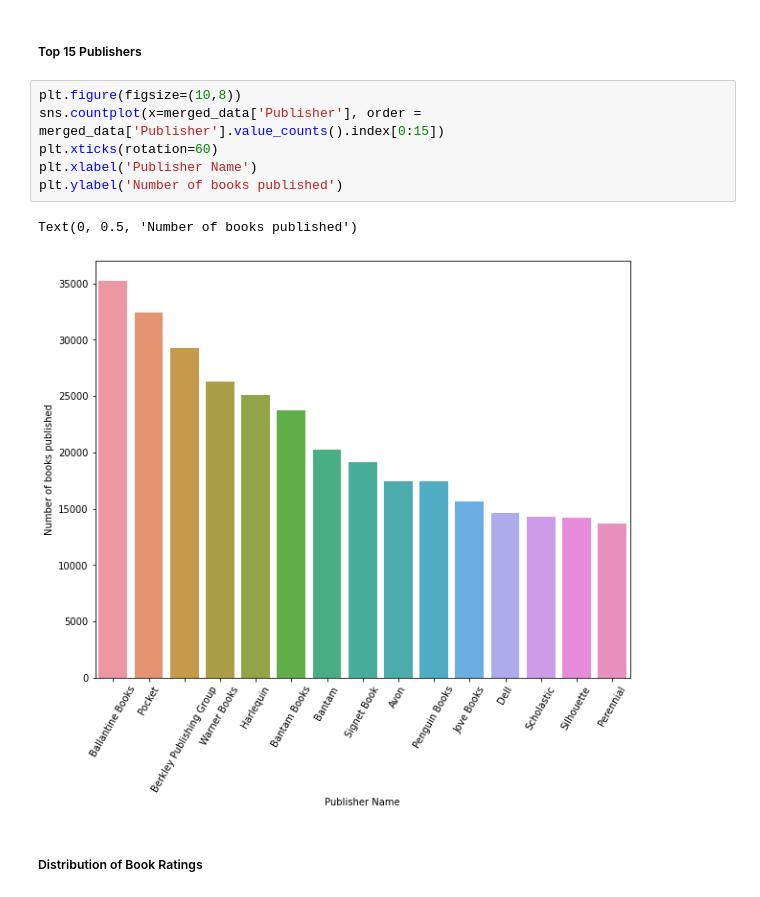
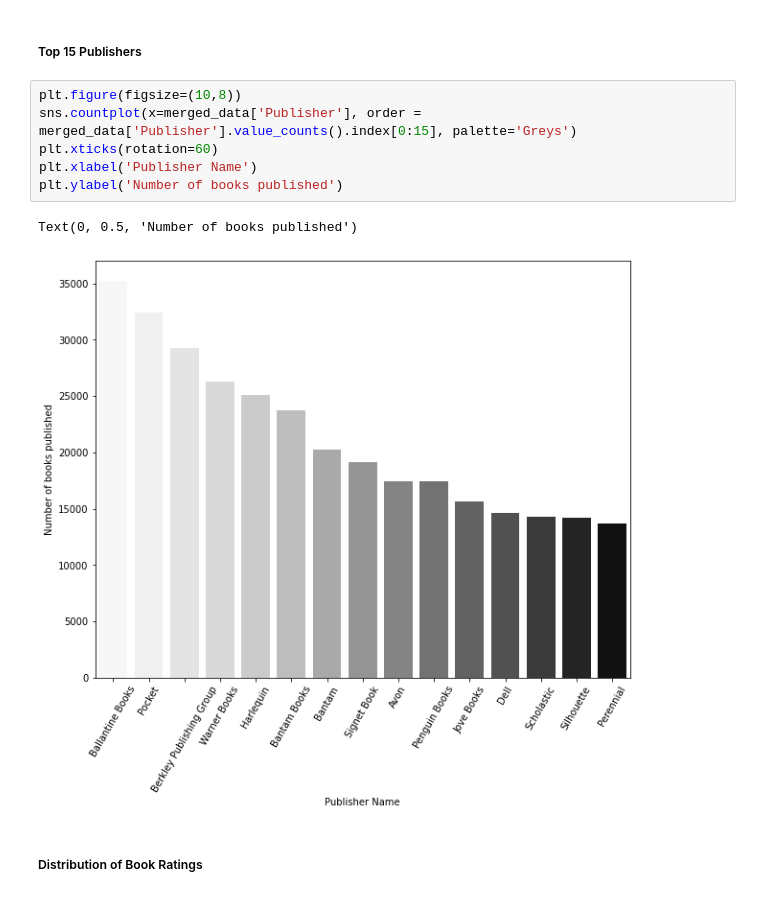
Before and after one commit to Gajam-Anurag/cmpe255-spring22-project, a Jupyter notebook: src/Code/BookRecommenderSystem.ipynb, the cells around one changed output. Drawn from its saved outputs; the diff is of its cells as text.

```diff
--- a/src/Code/BookRecommenderSystem.ipynb
+++ b/src/Code/BookRecommenderSystem.ipynb
@@ -493,13 +493,13 @@ Text(0, 0.5, 'Number of books ratings')
 ##### Top 15 Publishers
 # %%
 plt.figure(figsize=(10,8))
-sns.countplot(x=merged_data['Publisher'], order = merged_data['Publisher'].value_counts().index[0:15])
+sns.countplot(x=merged_data['Publisher'], order = merged_data['Publisher'].value_counts().index[0:15], palette='Greys')
 plt.xticks(rotation=60)
 plt.xlabel('Publisher Name')
 plt.ylabel('Number of books published')
 # %% [output]
 Text(0, 0.5, 'Number of books published')
-[figure, old version]
+[figure, new version]
 # %% [markdown]
 ##### Distribution of Book Ratings
 # %%
```
Also changed, not shown: parts of 3 cells of this notebook.
